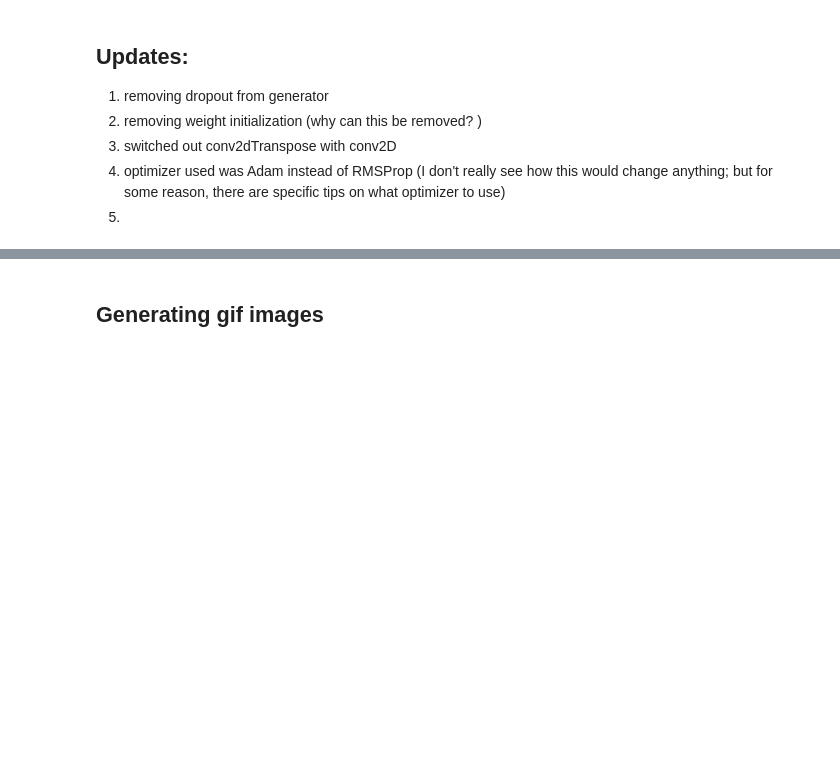
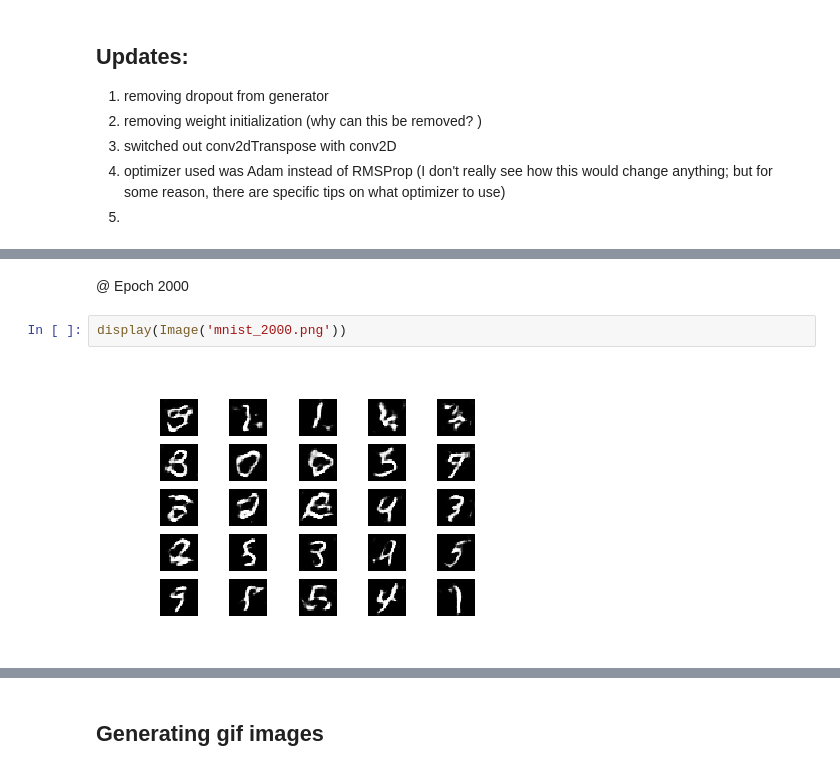
Before and after one commit to kmualim/DCGAN-Keras-Implementation, a Jupyter notebook: DCGAN_Keras_Implementation_MNIST.ipynb, the cells around one changed output, grey strips where cells are left out. Cells and saved outputs as stored; diff of their text form; blank space fills up the shorter version.

```diff
--- a/DCGAN_Keras_Implementation_MNIST.ipynb
+++ b/DCGAN_Keras_Implementation_MNIST.ipynb
@@ -405,0 +310,6 @@ Start
+# %% [markdown]
+@ Epoch 2000
+# %%
+display(Image('mnist_2000.png'))
+# %% [output]
+[figure, added]
```
Also changed, not shown: parts of 32 cells of this notebook.
